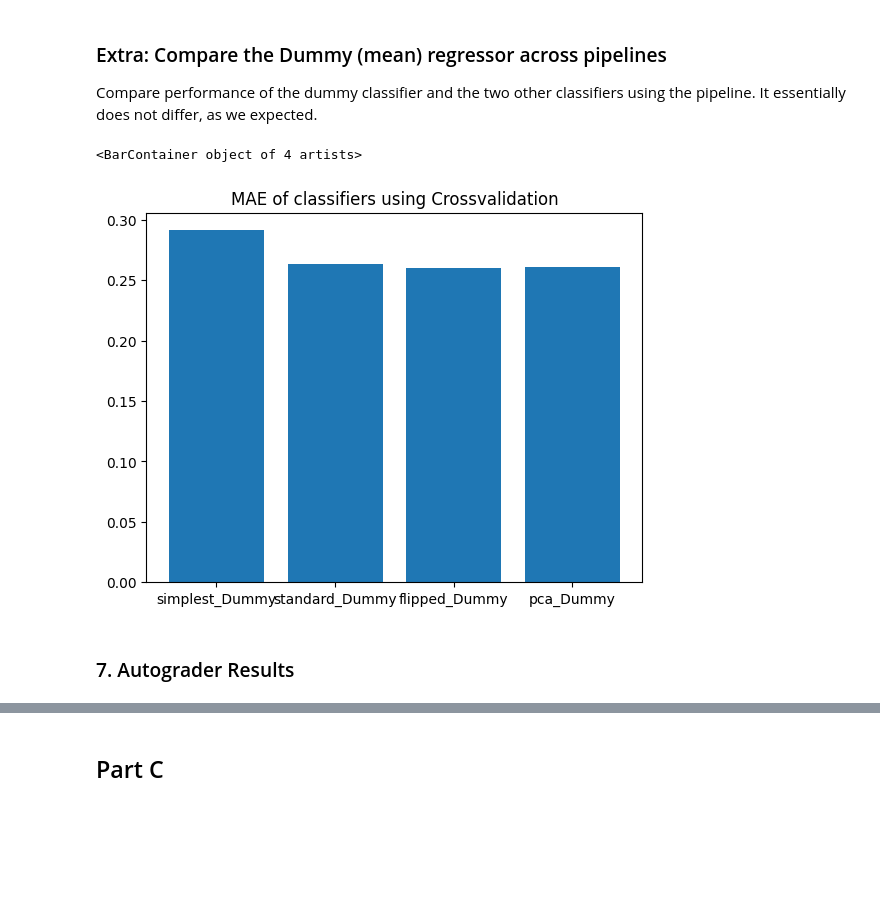
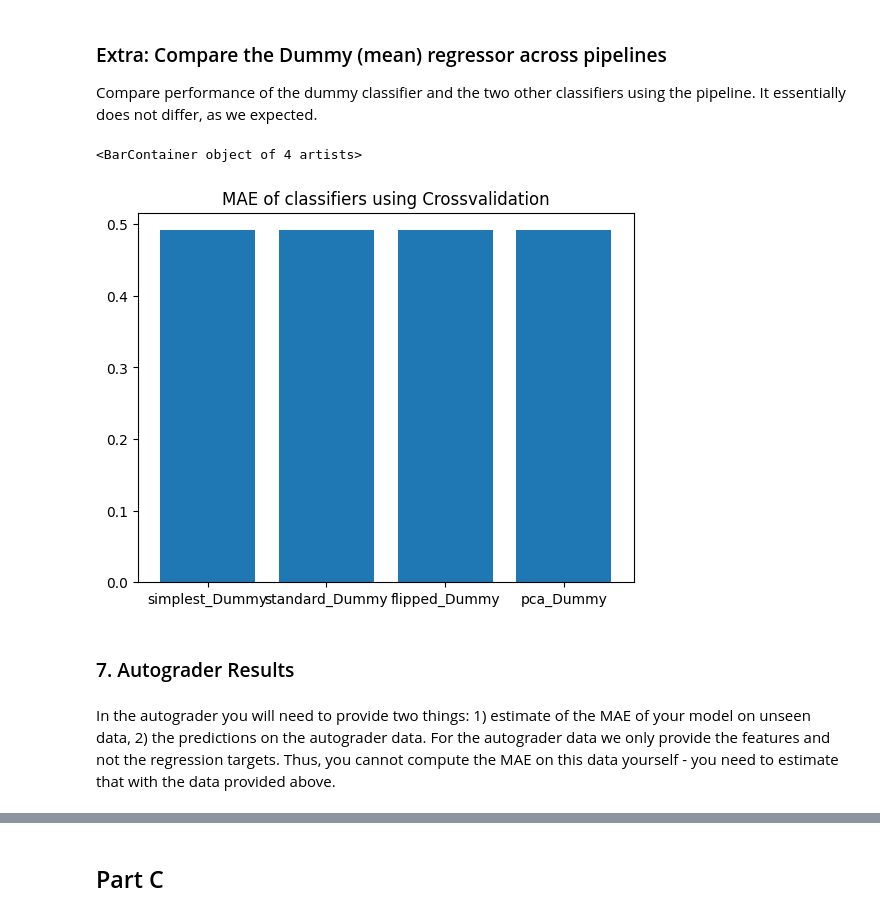
Before and after one commit to johnylamw/DSAIT4020-Practice-Project, a Jupyter notebook: practice_assignment.ipynb, the cells around one changed output, grey strips where cells are left out. Drawn from its saved outputs; the diff is of its cells as text; code cells hidden in the pictures; blank space fills up the shorter version.

```diff
--- a/practice_assignment.ipynb
+++ b/practice_assignment.ipynb
@@ -246,7 +246,7 @@ There are in total four pipelines that we have tested. We will run all four, eac
 regressor = SGDRegressor()
 
 # Repeat the pipelines
-clf_dumb = Pipeline(
+clf_naive = Pipeline(
     steps=[("preprocessor", preprocesser_naive_cat),
             ("regressor", regressor)]
 )
@@ -264,7 +264,7 @@ clf_pca = Pipeline(
 )
 
 # Will loop over pipelines
-pipelines = [('simplest', clf_dumb), ('standard', clf), ('flipped', clf_flip), ('pca', clf_pca)]
+pipelines = [('simplest', clf_naive), ('standard', clf), ('flipped', clf_flip), ('pca', clf_pca)]
 
 # Keep scores per pipeline
 scores_sgd = {}
@@ -289,7 +289,7 @@ print(scores_sgd)
 regressor = KNeighborsRegressor()
 
 # Repeat the pipelines
-clf_dumb = Pipeline(
+clf_naive = Pipeline(
     steps=[("preprocessor", preprocesser_naive_cat),
             ("regressor", regressor)]
 )
@@ -307,7 +307,7 @@ clf_pca = Pipeline(
 )
 
 # Will loop over pipelines
-pipelines = [('simplest', clf_dumb), ('standard', clf), ('flipped', clf_flip), ('pca', clf_pca)]
+pipelines = [('simplest', clf_naive), ('standard', clf), ('flipped', clf_flip), ('pca', clf_pca)]
 
 # Keep scores per pipeline
 scores_knn = {}
@@ -375,10 +375,9 @@ It essentially does not differ, as we expected.
 # %%
 scores_dummy = {}
 
-pipelines = [('simplest', clf_dumb), ('standard', clf), ('flipped', clf_flip), ('pca', clf_pca)]
 regressor = DummyRegressor(strategy='mean')
 
-clf_dumb = Pipeline(
+clf_naive = Pipeline(
     steps=[("preprocessor", preprocesser_naive_cat),
             ("regressor", regressor)]
 )
@@ -387,33 +386,34 @@ clf = Pipeline(
             ("regressor", regressor)]
 )
 clf_flip = Pipeline(
     steps=[("preprocessor", preprocesser_flip),
             ("regressor", regressor)]
 )
 clf_pca = Pipeline(
     steps=[("preprocessor", preprocesser_pca),
             ("regressor", regressor)]
 )
 
+pipelines = [('simplest', clf_naive), ('standard', clf), ('flipped', clf_flip), ('pca', clf_pca)]
 for (pipe_name, pipeline) in pipelines:
     # Fit using crossvalidation
     K = 100
 
     negative_mae = cross_val_score(pipeline, features_X, regression_target_Y, cv=K, scoring='neg_mean_absolute_error')
     mae = [-x for x in negative_mae]
     mae_over_cv = sum(mae) / len(mae)
 
     scores_dummy[pipe_name] = mae_over_cv
 
 dummy_performances = []
 
 for pipeline_name in scores_sgd.keys():
     dummy_performances.append((pipeline_name + '_Dummy', scores_dummy[pipeline_name]))
 
 plt.title('MAE of classifiers using Crossvalidation')
 plt.bar([x[0] for x in dummy_performances], [x[1] for x in dummy_performances])
 # %% [output]
 <BarContainer object of 4 artists>
-[figure, old version]
+[figure, new version]
 # %% [markdown]
 ### 7. Autograder Results
@@ -421,0 +420,2 @@ plt.bar([x[0] for x in dummy_performances], [x[1] for x in dummy_performances])
+# %% [markdown]
+In the autograder you will need to provide two things: 1) estimate of the MAE of your model on unseen data, 2) the predictions on the autograder data. For the autograder data we only provide the features and not the regression targets. Thus, you cannot compute the MAE on this data yourself - you need to estimate that with the data provided above.
```
Also changed, not shown: parts of 24 cells of this notebook.
